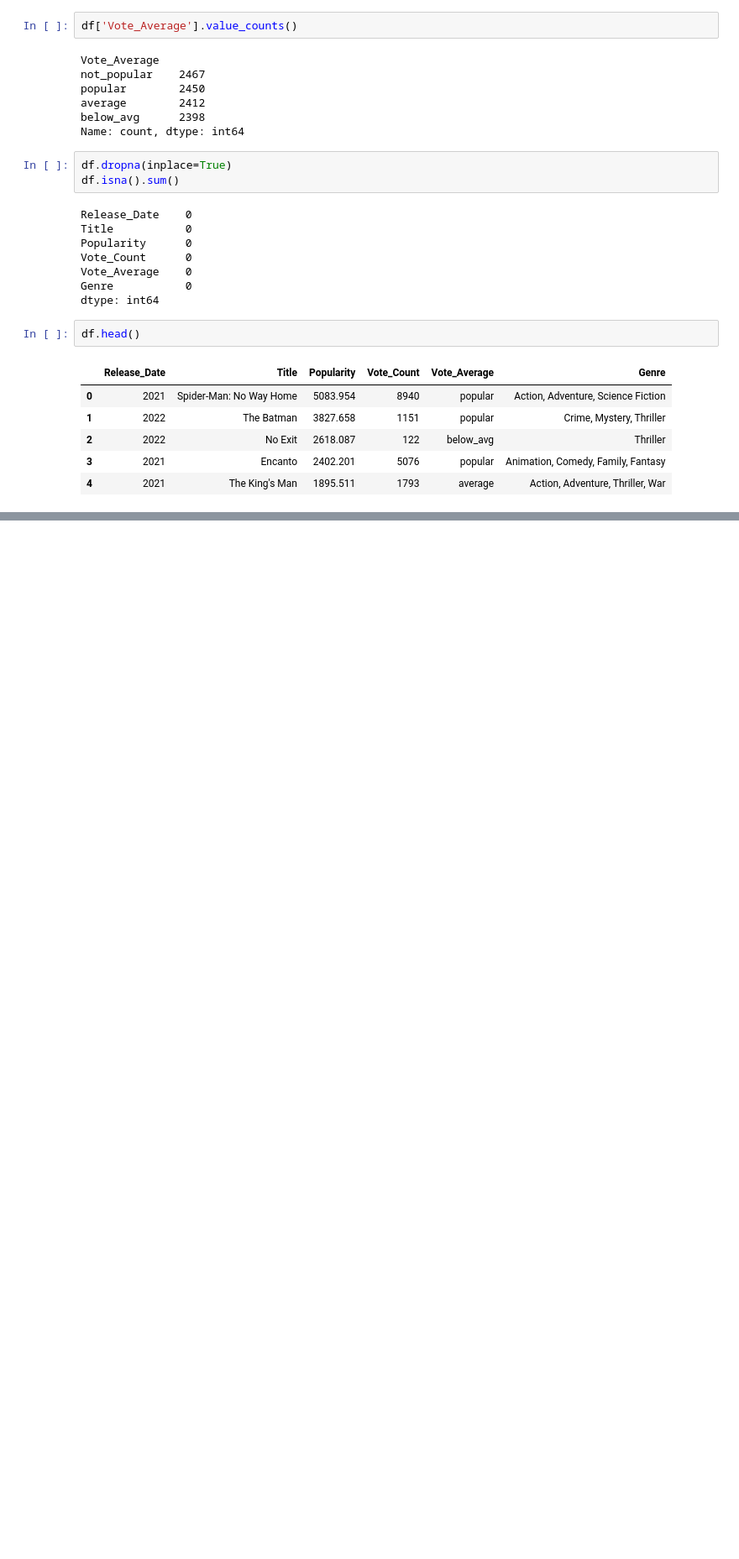
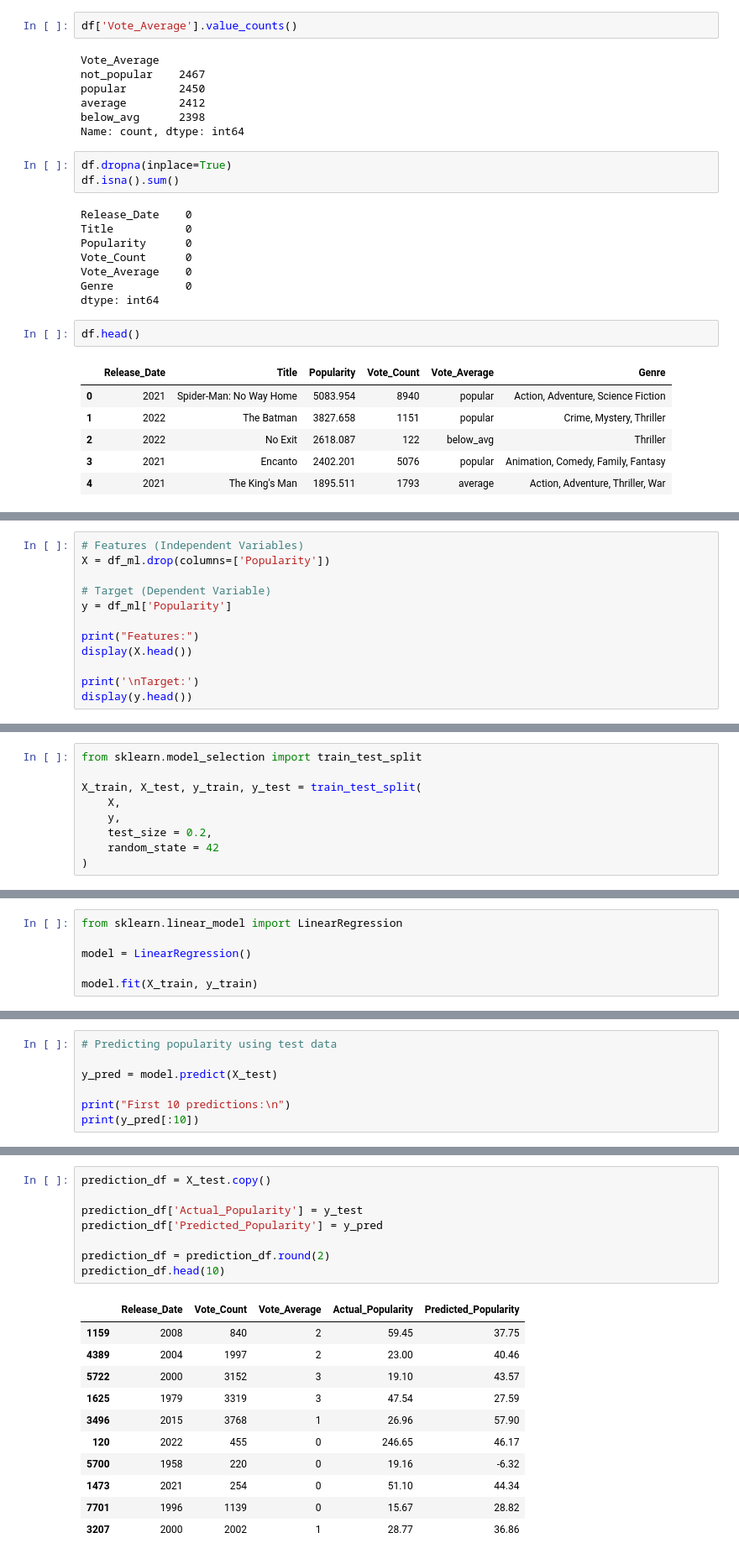
Before and after one commit to Deptator/data-science-projects, a Jupyter notebook: 01-Netflix-Data-Analysis/02-prediction-model.ipynb, the cells around one changed output, grey strips where cells are left out. Shown at 84% size. Saved outputs shown, nothing was run; the diff lists cells and outputs as text; blank space fills up the shorter version.

Commit message:
Implement baseline linear regression model

```diff
--- a/01-Netflix-Data-Analysis/02-prediction-model.ipynb
+++ b/01-Netflix-Data-Analysis/02-prediction-model.ipynb
@@ -426,0 +287,12 @@ Seaborn: 0.13.2
+# %%
+# Features (Independent Variables)
+X = df_ml.drop(columns=['Popularity'])
+
+# Target (Dependent Variable)
+y = df_ml['Popularity']
+
+print("Features:")
+display(X.head())
+
+print('\nTarget:')
+display(y.head())
@@ -426,0 +322,9 @@ Seaborn: 0.13.2
+# %%
+from sklearn.model_selection import train_test_split
+
+X_train, X_test, y_train, y_test = train_test_split(
+    X,
+    y,
+    test_size = 0.2,
+    random_state = 42
+)
@@ -426,0 +352,6 @@ Seaborn: 0.13.2
+# %%
+from sklearn.linear_model import LinearRegression
+
+model = LinearRegression()
+
+model.fit(X_train, y_train)
@@ -426,0 +362,7 @@ Seaborn: 0.13.2
+# %%
+# Predicting popularity using test data
+
+y_pred = model.predict(X_test)
+
+print("First 10 predictions:\n")
+print(y_pred[:10])
@@ -426,0 +374,20 @@ Seaborn: 0.13.2
+# %%
+prediction_df = X_test.copy()
+
+prediction_df['Actual_Popularity'] = y_test
+prediction_df['Predicted_Popularity'] = y_pred
+
+prediction_df = prediction_df.round(2)
+prediction_df.head(10)
+# %% [output]
+|  | Release_Date | Vote_Count | Vote_Average | Actual_Popularity | Predicted_Popularity |
+| 1159 | 2008 | 840 | 2 | 59.45 | 37.75 |
+| 4389 | 2004 | 1997 | 2 | 23.00 | 40.46 |
+| 5722 | 2000 | 3152 | 3 | 19.10 | 43.57 |
+| 1625 | 1979 | 3319 | 3 | 47.54 | 27.59 |
+| 3496 | 2015 | 3768 | 1 | 26.96 | 57.90 |
+| 120 | 2022 | 455 | 0 | 246.65 | 46.17 |
+| 5700 | 1958 | 220 | 0 | 19.16 | -6.32 |
+| 1473 | 2021 | 254 | 0 | 51.10 | 44.34 |
+| 7701 | 1996 | 1139 | 0 | 15.67 | 28.82 |
+| 3207 | 2000 | 2002 | 1 | 28.77 | 36.86 |
```
Also changed, not shown: parts of 45 cells of this notebook, 1 other file.
